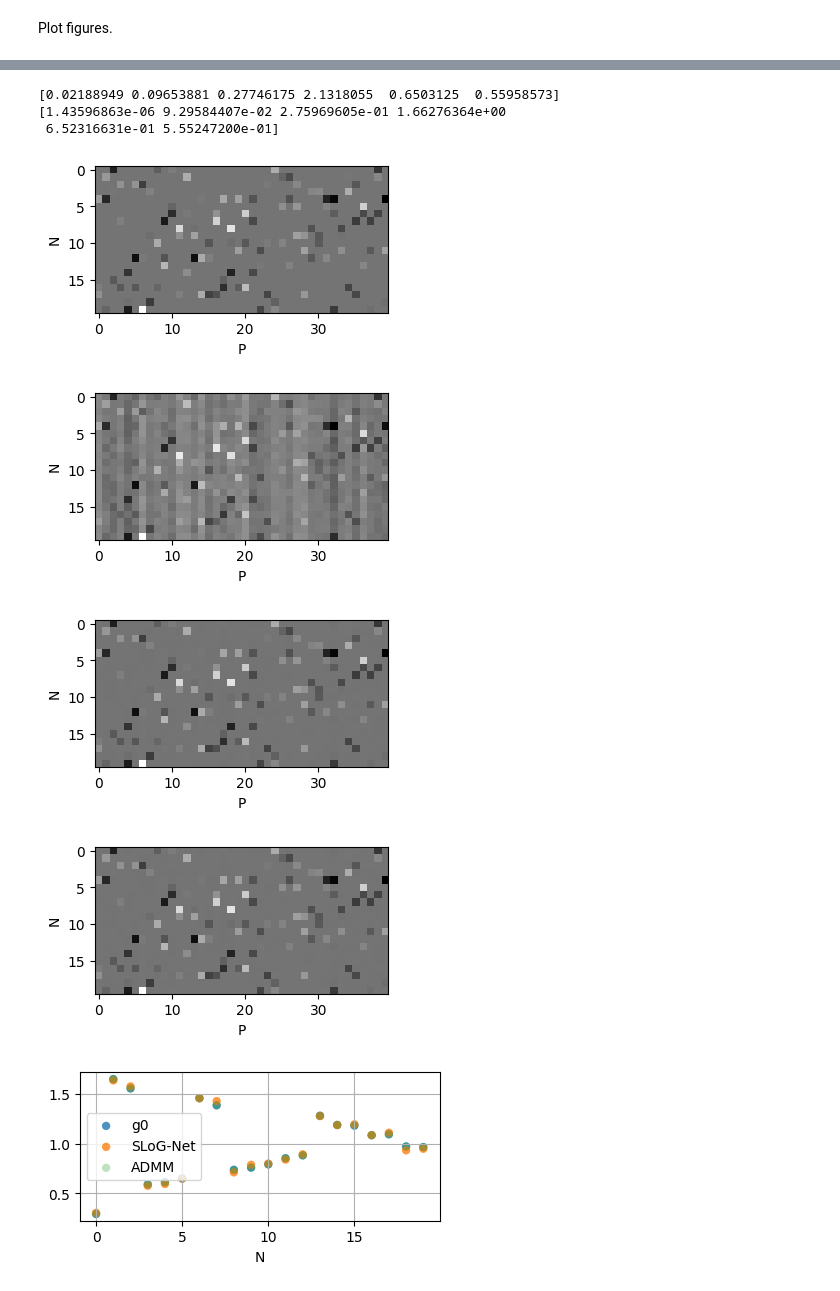
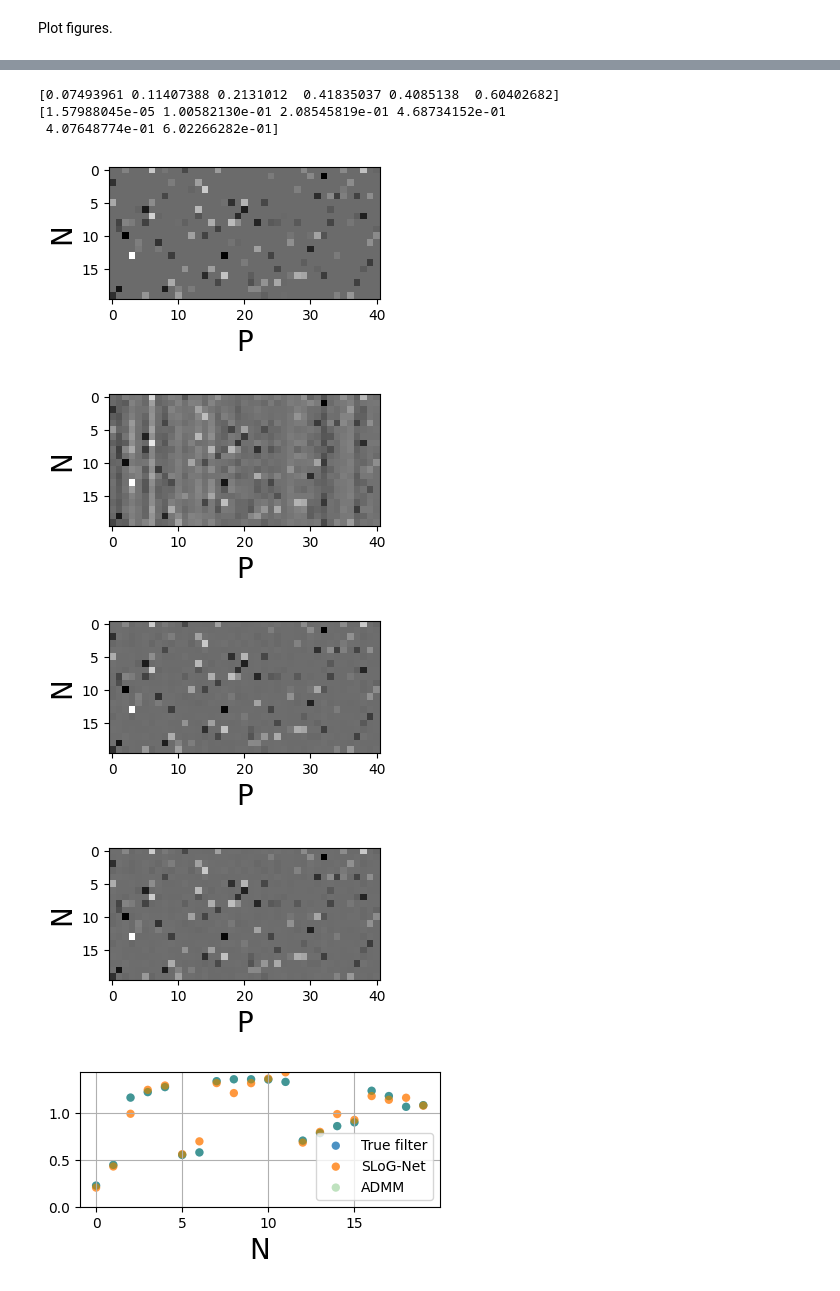
Before and after one commit to Yechang618/SLoG-Net-example, a Jupyter notebook: SLoG-Net-example.ipynb, the cells around one changed output, grey strips where cells are left out. Cells and saved outputs as stored; diff of their text form; code cells hidden in the pictures.

```diff
--- a/SLoG-Net-example.ipynb
+++ b/SLoG-Net-example.ipynb
@@ -74,8 +53,8 @@ K = 5 # number of layers
 
 ### Simulation parameters
 simuParas = {}
-nTrain = 200000
-P = 400
+P = 200
+nTrain = P*500
 batchsize, nValid, nTest = P, P, P
 nEpochs, early_stop_criteria = 30, 1e-5
 ### Data parameters
@@ -392,5 +300,0 @@ Noise levels:
-# %%
-print(rex_arg[5].shape)
-nl = 5
-for i in range(len(rex_arg[nl])):
-  print(rex_arg[nl][i],rex_arg_admm[nl][i], rex_arg[nl][i] - rex_arg_admm[nl][i])
@@ -415,7 +301,7 @@ for i in range(len(rex_arg[nl])):
 # %%
-n_model = 2
-n_realiz = 1
-P_max = 40
+n_model = 0
+n_realiz = 0
+P_max = 41
 print(result_exp_rex_slog[:,n_model,n_realiz])
 print(result_exp_rex_admm[:,n_model,n_realiz])
 X0_0 = visual_X0_0[:,:P_max,n_model,n_realiz]
@@ -439,54 +325,55 @@ X0, Y, X_slog, X_admm, g0, tag = X0_0, Y_0,  X_slog_0, X_admm_0, g0_0, '0'
 fig1, axes = plt.subplots(nrows=1, ncols=1, constrained_layout=True,figsize=(4,2))
 plt1 = axes.imshow(X0,cmap='gray')
 # axes.set_title('X0')
-axes.set_ylabel('N')
-axes.set_xlabel('P')
+axes.set_ylabel('N', fontsize = label_fontsize)
+axes.set_xlabel('P', fontsize = label_fontsize)
 save_name = 'fig_X' + tag + '.pdf'
 fig1.savefig(save_name, format="pdf",transparent=True)
 
 fig2, axes = plt.subplots(nrows=1, ncols=1, constrained_layout=True,figsize=(4,2))
 plt2 = axes.imshow(Y,cmap='gray')
 # axes.set_title('Y')
-axes.set_ylabel('N')
-axes.set_xlabel('P')
+axes.set_ylabel('N', fontsize = label_fontsize)
+axes.set_xlabel('P', fontsize = label_fontsize)
 save_name = 'fig_Y' + tag + '.pdf'
 fig2.savefig(save_name, format="pdf",transparent=True)
 
 fig3, axes = plt.subplots(nrows=1, ncols=1, constrained_layout=True,figsize=(4,2))
 plt3 = axes.imshow(X_slog_0,cmap='gray')
 # axes.set_title('X(SLoG)')
-axes.set_ylabel('N')
-axes.set_xlabel('P')
+axes.set_ylabel('N', fontsize = label_fontsize)
+axes.set_xlabel('P', fontsize = label_fontsize)
 save_name = 'fig_X_slog_' + tag + '.pdf'
 fig3.savefig(save_name, format="pdf",transparent=True)
 
 fig4, axes = plt.subplots(nrows=1, ncols=1, constrained_layout=True,figsize=(4,2))
 plt4 = axes.imshow(X_slog_0,cmap='gray')
 # axes.set_title('X(ADMM)')
-axes.set_ylabel('N')
-axes.set_xlabel('P')
+axes.set_ylabel('N', fontsize = label_fontsize)
+axes.set_xlabel('P', fontsize = label_fontsize)
 save_name = 'fig_X_admm_' + tag + '.pdf'
 fig4.savefig(save_name, format="pdf",transparent=True)
 
 fig5, axes = plt.subplots(nrows=1, ncols=1, constrained_layout=True,figsize=(4,2))
-axes.scatter([i for i in range(nNodes)], g0, label='g0', alpha=0.8, edgecolors='none')
-axes.scatter([i for i in range(nNodes)], g_slog_0, label='SLoG-Net', alpha=0.8, edgecolors='none')
-axes.scatter([i for i in range(nNodes)], g_admm_0, label='ADMM', alpha=0.3, edgecolors='none')
+axes.scatter([i for i in range(nNodes)], g0, label='True filter', alpha=0.8, linewidth=line_wid, edgecolors='none')
+axes.scatter([i for i in range(nNodes)], g_slog_0, label='SLoG-Net', alpha=0.8, linewidth=line_wid, edgecolors='none')
+axes.scatter([i for i in range(nNodes)], g_admm_0, label='ADMM', alpha=0.3, linewidth=line_wid, edgecolors='none')
+axes.set_ylim([0, max([max(g0), max(g_slog_0), max(g_admm_0)])])
 # axes.set_ylabel('N')
-axes.set_xlabel('N')
+axes.set_xlabel('N', fontsize = label_fontsize)
 axes.legend()
 axes.grid(True)
 save_name = 'fig_g_compare_' + tag + '.pdf'
 fig5.savefig(save_name, format="pdf",transparent=True)
 
 
 plt.show()
 # %% [output]
-[0.02188949 0.09653881 0.27746175 2.1318055  0.6503125  0.55958573]
-[1.43596863e-06 9.29584407e-02 2.75969605e-01 1.66276364e+00
- 6.52316631e-01 5.55247200e-01]
+[0.07493961 0.11407388 0.2131012  0.41835037 0.4085138  0.60402682]
+[1.57988045e-05 1.00582130e-01 2.08545819e-01 4.68734152e-01
+ 4.07648774e-01 6.02266282e-01]
-[figure, old version]
+[figure, new version]
-[figure, old version]
+[figure, new version]
-[figure, old version]
+[figure, new version]
-[figure, old version]
+[figure, new version]
-[figure, old version]
+[figure, new version]
```
Also changed, not shown: parts of 10 cells of this notebook.
